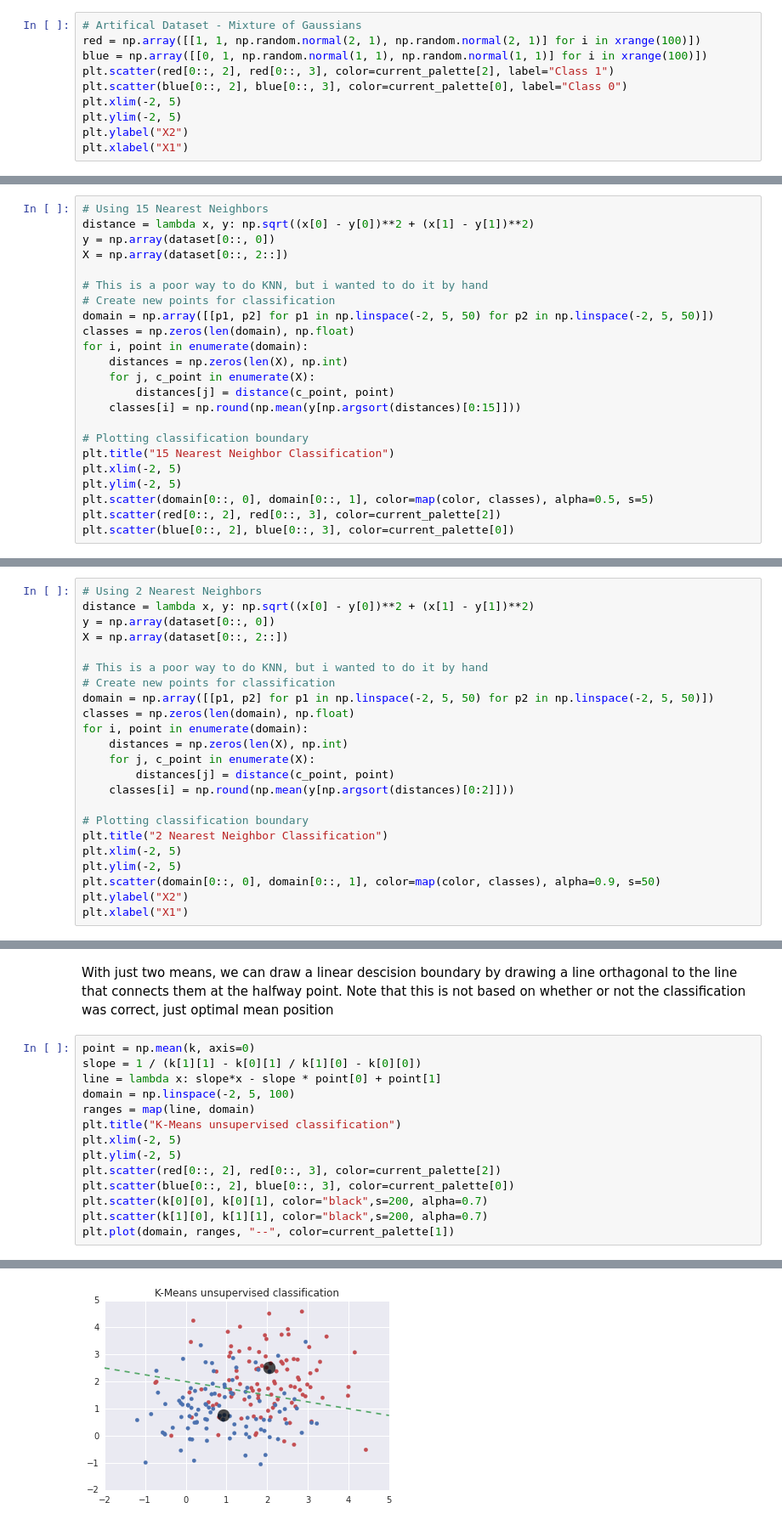
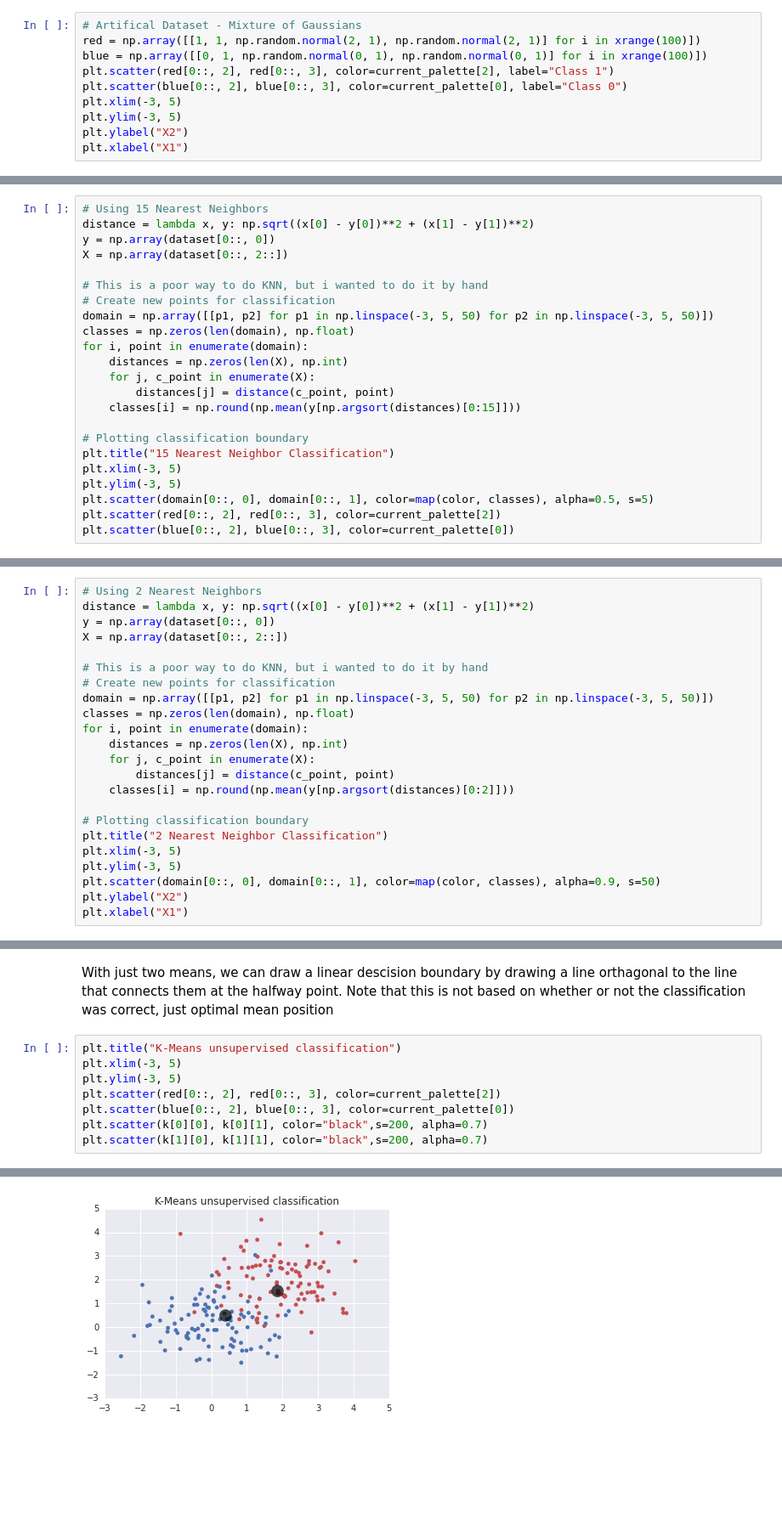
Before and after one commit to jonahwilliams/notebooks, a Jupyter notebook: elements_of_statistical_learning/chapter_2.ipynb, the cells around one changed output, grey strips where cells are left out. Shown: that part at 85% size. Cells and saved outputs as stored; diff of their text form; blank space fills up the shorter version.

```diff
--- a/elements_of_statistical_learning/chapter_2.ipynb
+++ b/elements_of_statistical_learning/chapter_2.ipynb
@@ -20,11 +20,11 @@ def color(x):
 # %%
 # Artifical Dataset - Mixture of Gaussians
 red = np.array([[1, 1, np.random.normal(2, 1), np.random.normal(2, 1)] for i in xrange(100)])
-blue = np.array([[0, 1, np.random.normal(1, 1), np.random.normal(1, 1)] for i in xrange(100)])
+blue = np.array([[0, 1, np.random.normal(0, 1), np.random.normal(0, 1)] for i in xrange(100)])
 plt.scatter(red[0::, 2], red[0::, 3], color=current_palette[2], label="Class 1")
 plt.scatter(blue[0::, 2], blue[0::, 3], color=current_palette[0], label="Class 0")
-plt.xlim(-2, 5)
-plt.ylim(-2, 5)
+plt.xlim(-3, 5)
+plt.ylim(-3, 5)
 plt.ylabel("X2")
 plt.xlabel("X1")
 # %% [output]
@@ -107,7 +107,7 @@ X = np.array(dataset[0::, 2::])
 
 # This is a poor way to do KNN, but i wanted to do it by hand
 # Create new points for classification
-domain = np.array([[p1, p2] for p1 in np.linspace(-2, 5, 50) for p2 in np.linspace(-2, 5, 50)])
+domain = np.array([[p1, p2] for p1 in np.linspace(-3, 5, 50) for p2 in np.linspace(-3, 5, 50)])
 classes = np.zeros(len(domain), np.float)
 for i, point in enumerate(domain):
     distances = np.zeros(len(X), np.int)
@@ -117,8 +117,8 @@ for i, point in enumerate(domain):
 
 # Plotting classification boundary
 plt.title("15 Nearest Neighbor Classification")
-plt.xlim(-2, 5)
-plt.ylim(-2, 5)
+plt.xlim(-3, 5)
+plt.ylim(-3, 5)
 plt.scatter(domain[0::, 0], domain[0::, 1], color=map(color, classes), alpha=0.5, s=5)
 plt.scatter(red[0::, 2], red[0::, 3], color=current_palette[2])
 plt.scatter(blue[0::, 2], blue[0::, 3], color=current_palette[0])
@@ -133,7 +133,7 @@ X = np.array(dataset[0::, 2::])
 
 # This is a poor way to do KNN, but i wanted to do it by hand
 # Create new points for classification
-domain = np.array([[p1, p2] for p1 in np.linspace(-2, 5, 50) for p2 in np.linspace(-2, 5, 50)])
+domain = np.array([[p1, p2] for p1 in np.linspace(-3, 5, 50) for p2 in np.linspace(-3, 5, 50)])
 classes = np.zeros(len(domain), np.float)
 for i, point in enumerate(domain):
     distances = np.zeros(len(X), np.int)
@@ -143,8 +143,8 @@ for i, point in enumerate(domain):
 
 # Plotting classification boundary
 plt.title("2 Nearest Neighbor Classification")
-plt.xlim(-2, 5)
-plt.ylim(-2, 5)
+plt.xlim(-3, 5)
+plt.ylim(-3, 5)
 plt.scatter(domain[0::, 0], domain[0::, 1], color=map(color, classes), alpha=0.9, s=50)
 plt.ylabel("X2")
 plt.xlabel("X1")
@@ -203,17 +203,11 @@ for i in xrange(100):
 # %% [markdown]
 With just two means, we can draw a linear descision boundary by drawing a line orthagonal to the line that connects them at the halfway point.  Note that this is not based on whether or not the classification was correct, just optimal mean position
 # %%
-point = np.mean(k, axis=0)
-slope = 1 / (k[1][1] - k[0][1] / k[1][0] - k[0][0])
-line = lambda x: slope*x - slope * point[0] + point[1]
-domain = np.linspace(-2, 5, 100)
-ranges = map(line, domain)
 plt.title("K-Means unsupervised classification")
-plt.xlim(-2, 5)
-plt.ylim(-2, 5)
+plt.xlim(-3, 5)
+plt.ylim(-3, 5)
 plt.scatter(red[0::, 2], red[0::, 3], color=current_palette[2])
 plt.scatter(blue[0::, 2], blue[0::, 3], color=current_palette[0])
 plt.scatter(k[0][0], k[0][1], color="black",s=200, alpha=0.7)
 plt.scatter(k[1][0], k[1][1], color="black",s=200, alpha=0.7)
-plt.plot(domain, ranges, "--", color=current_palette[1])
 # %% [output]
@@ -221 +215 @@ plt.plot(domain, ranges, "--", color=current_palette[1])
-[figure, old version]
+[figure, new version]
```
Also changed, not shown: parts of 9 cells of this notebook.
